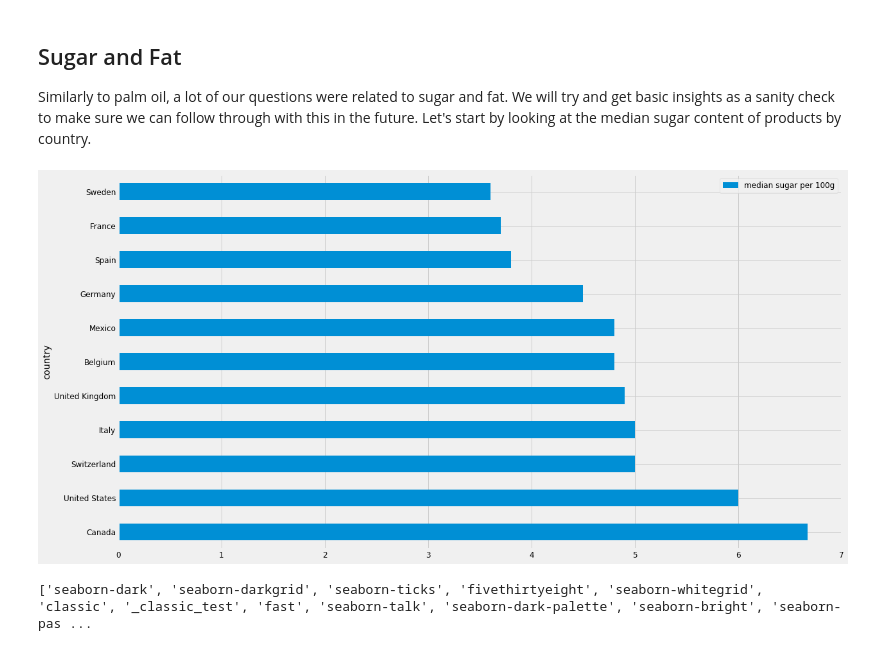
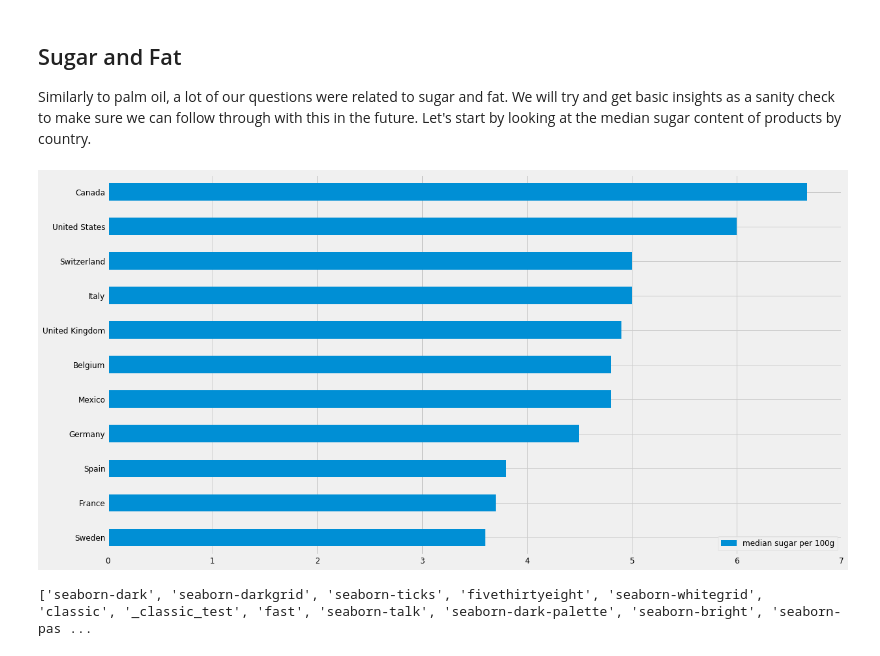
Before and after one commit to lbasseto/meyran-open-food-facts, a Jupyter notebook: Data PreProcessing.ipynb, the cells around one changed output. Saved outputs shown, nothing was run; the diff lists cells and outputs as text; code cells hidden in the pictures.

```diff
--- a/Data PreProcessing.ipynb
+++ b/Data PreProcessing.ipynb
@@ -664,10 +664,13 @@ Similarly to palm oil, a lot of our questions were related to sugar and fat. We
 mean_sugar_per_country = group_by_country_and_aggregate(df,\
     lambda r: r["sugars_100g"], "median sugar per 100g", np.median, 1000)
 # %%
-mean_sugar_per_country.plot.barh()
-plt.savefig('median_sugar_per_country.png', transparent=True, bbox_inches='tight', dpi = 300)
+
+# this reindex operation reverts the serie
+mean_sugar_per_country.reindex(index=mean_sugar_per_country.index[::-1]).plot.barh()
+plt.ylabel("")
+plt.savefig('images/median_sugar_per_country.png', transparent=True, bbox_inches='tight', dpi = 300)
 # %% [output]
-[figure, old version]
+[figure, new version]
 # %%
 print(plt.style.available)
 # %% [output]
```
Also changed, not shown: parts of 6 cells of this notebook.
